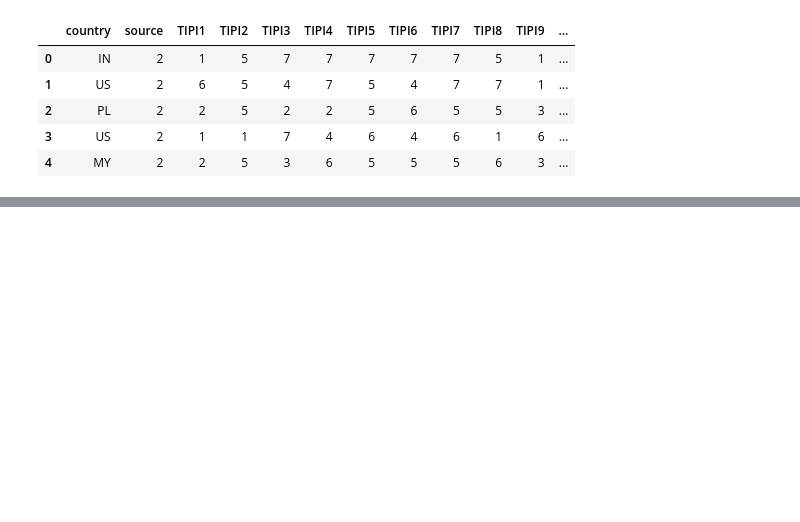
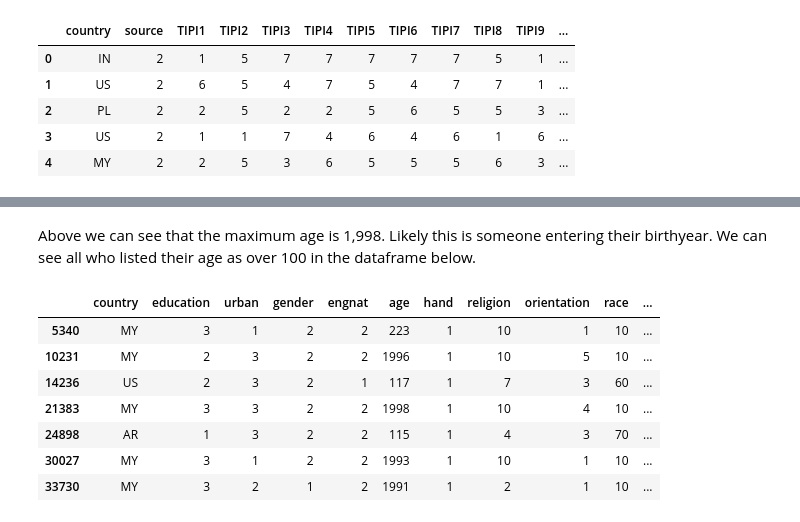
Before and after one commit to freyjagarner/D214, a Jupyter notebook: Untitled.ipynb, the cells around one changed output, grey strips where cells are left out. Cells and saved outputs as stored; diff of their text form; code cells hidden in the pictures; blank space fills up the shorter version.

```diff
--- a/Untitled.ipynb
+++ b/Untitled.ipynb
@@ -238,0 +609,13 @@ http://gosling.psy.utexas.edu/wp-content/uploads/2014/09/tipi.pdf
+# %% [markdown]
+Above we can see that the maximum age is 1,998. Likely this is someone entering their birthyear. We can see all who listed their age as over 100 in the dataframe below.
+# %%
+data.loc[data['age'] > 100]
+# %% [output]
+|  | country | education | urban | gender | engnat | age | hand | religion | orientation | race | ... |
+| 5340 | MY | 3 | 1 | 2 | 2 | 223 | 1 | 10 | 1 | 10 | ... |
+| 10231 | MY | 2 | 3 | 2 | 2 | 1996 | 1 | 10 | 5 | 10 | ... |
+| 14236 | US | 2 | 3 | 2 | 1 | 117 | 1 | 7 | 3 | 60 | ... |
+| 21383 | MY | 3 | 3 | 2 | 2 | 1998 | 1 | 10 | 4 | 10 | ... |
+| 24898 | AR | 1 | 3 | 2 | 2 | 115 | 1 | 4 | 3 | 70 | ... |
+| 30027 | MY | 3 | 1 | 2 | 2 | 1993 | 1 | 10 | 1 | 10 | ... |
+| 33730 | MY | 3 | 2 | 1 | 2 | 1991 | 1 | 2 | 1 | 10 | ... |
```
Also changed, not shown: parts of 146 cells of this notebook.
